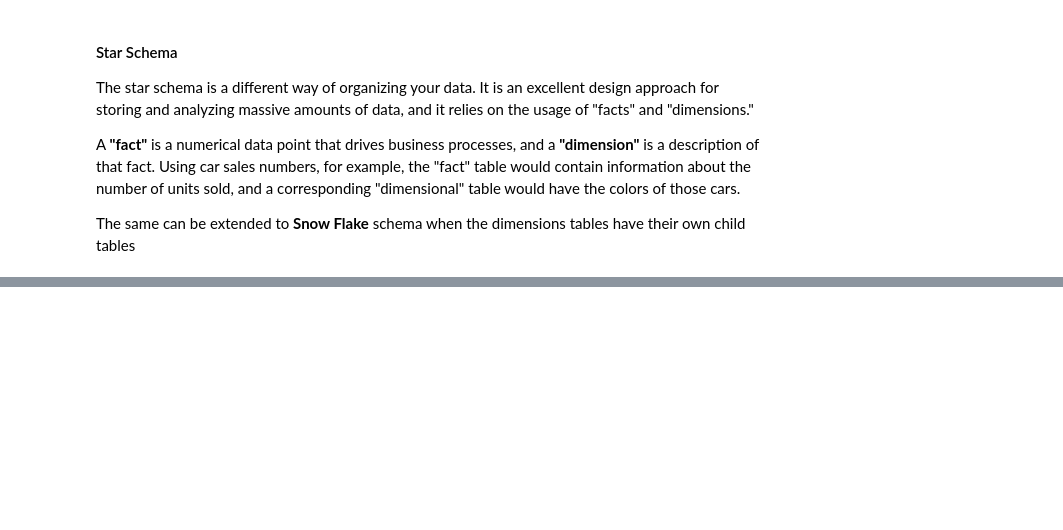
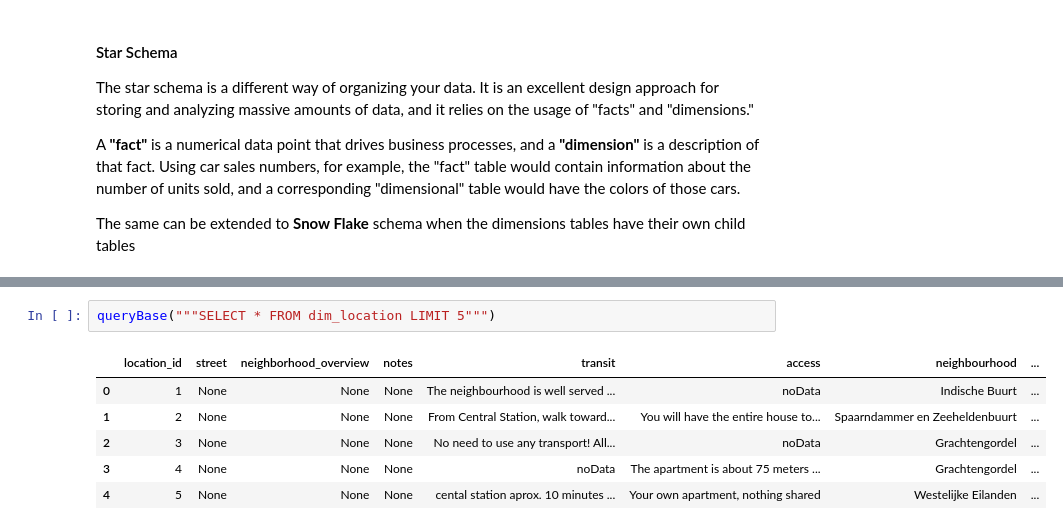
Before and after one commit to idjey/DEtheHardWay, a Jupyter notebook: airBnb_dataModeling.ipynb, the cells around one changed output, grey strips where cells are left out. Drawn from its saved outputs; the diff is of its cells as text; blank space fills up the shorter version.

Commit message:
inserting the final table into airbnb

```diff
--- a/airBnb_dataModeling.ipynb
+++ b/airBnb_dataModeling.ipynb
@@ -511,0 +497,9 @@ psql dbname < dumpfile
+# %%
+queryBase("""SELECT * FROM dim_location LIMIT 5""")
+# %% [output]
+|  | location_id | street | neighborhood_overview | notes | transit | access | neighbourhood | ... |
+| 0 | 1 | None | None | None | The neighbourhood is well served ... | noData | Indische Buurt | ... |
+| 1 | 2 | None | None | None | From Central Station, walk toward... | You will have the entire house to... | Spaarndammer en Zeeheldenbuurt | ... |
+| 2 | 3 | None | None | None | No need to use any transport! All... | noData | Grachtengordel | ... |
+| 3 | 4 | None | None | None | noData | The apartment is about 75 meters ... | Grachtengordel | ... |
+| 4 | 5 | None | None | None | cental station aprox. 10 minutes ... | Your own apartment, nothing shared | Westelijke Eilanden | ... |
```
Also changed, not shown: parts of 43 cells of this notebook.
